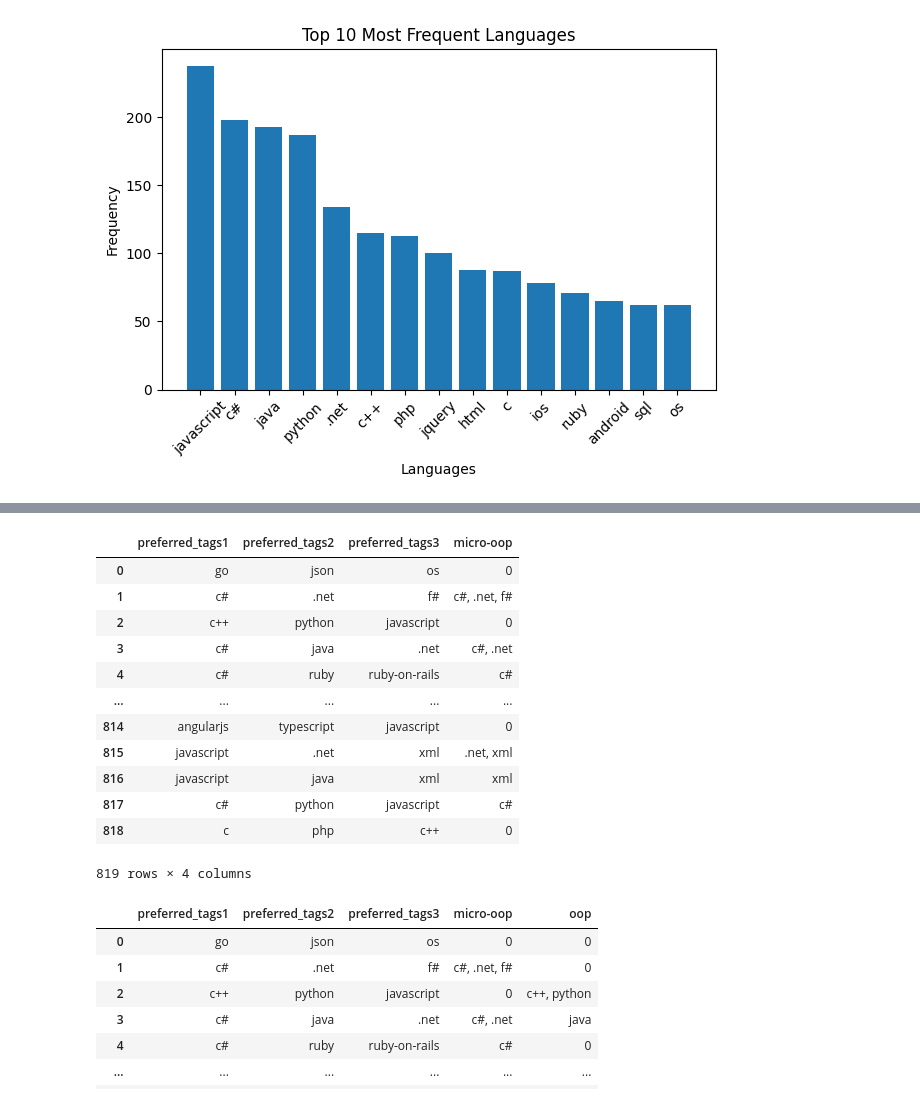
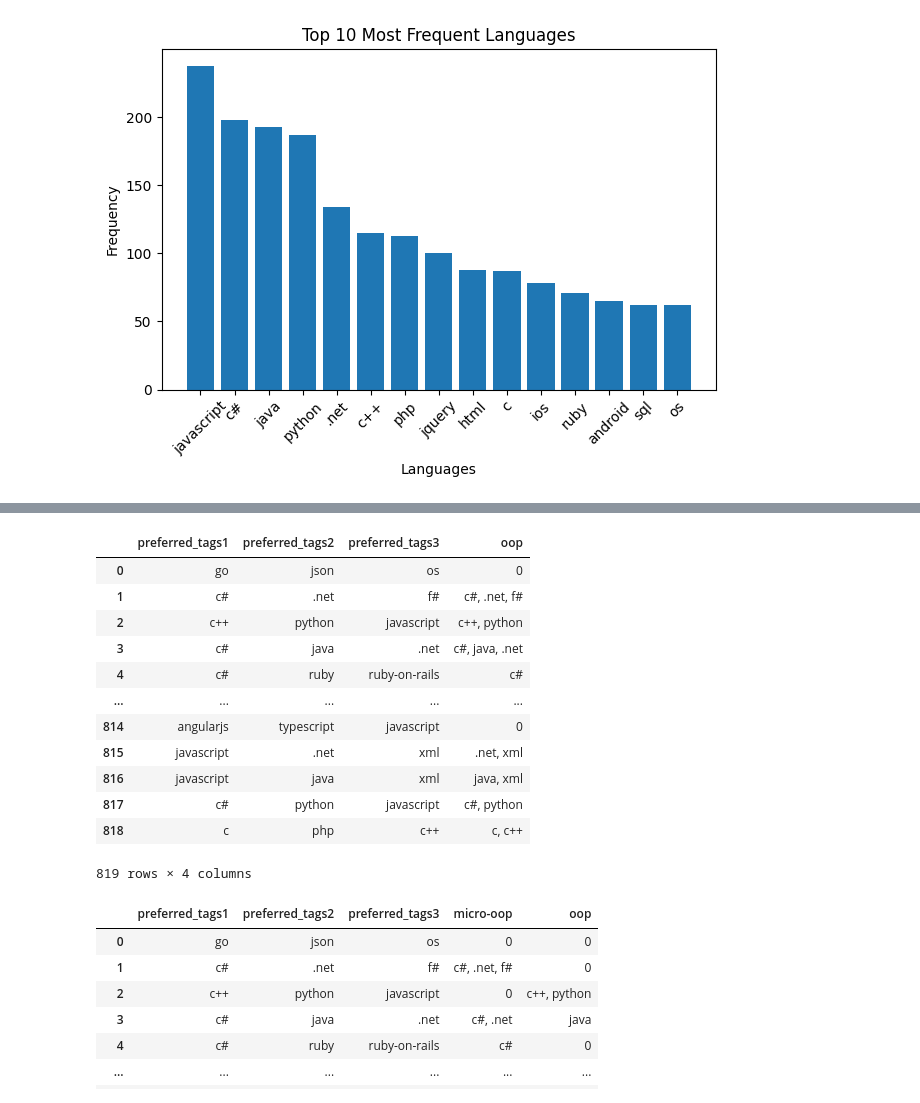
Before and after one commit to antussa2016/thesis_work, a Jupyter notebook: data_analysis/analysing_data.ipynb, the cells around one changed output, grey strips where cells are left out. Saved outputs shown, nothing was run; the diff lists cells and outputs as text; code cells hidden in the pictures.

```diff
--- a/data_analysis/analysing_data.ipynb
+++ b/data_analysis/analysing_data.ipynb
@@ -1196,36 +1245,36 @@ df4["preferred_tags2"] = df1["p2"]
 df4["preferred_tags3"] = df1["p3"]
 # %%
 # List of tags to match against
-tag_list = ['.net', 'c#', 'f#','asp.net','vb.net','xml']
+tag_list = ['.net', 'c#', 'f#','asp.net','vb.net','xml','java', 'python', 'swing','c++','c']
 
 # Function to find matched tags
 def find_matched_tags(row):
     matched_tags = []
     for col in df4.columns:
         tags = row[col].split(', ')
         matched_tags.extend([tag for tag in tags if tag in tag_list])
     if matched_tags:
         return ', '.join(matched_tags)
     else:
         return '0'
 
 # Apply the function to create the 'target_column'
-df4['micro-oop'] = df4.apply(find_matched_tags, axis=1)
+df4['oop'] = df4.apply(find_matched_tags, axis=1)
 
 # Display the updated DataFrame
 df4
 # %% [output]
-|  | preferred_tags1 | preferred_tags2 | preferred_tags3 | micro-oop |
+|  | preferred_tags1 | preferred_tags2 | preferred_tags3 | oop |
 | 0 | go | json | os | 0 |
 | 1 | c# | .net | f# | c#, .net, f# |
-| 2 | c++ | python | javascript | 0 |
-| 3 | c# | java | .net | c#, .net |
+| 2 | c++ | python | javascript | c++, python |
+| 3 | c# | java | .net | c#, java, .net |
 | 4 | c# | ruby | ruby-on-rails | c# |
 | ... | ... | ... | ... | ... |
 | 814 | angularjs | typescript | javascript | 0 |
 | 815 | javascript | .net | xml | .net, xml |
-| 816 | javascript | java | xml | xml |
-| 817 | c# | python | javascript | c# |
-| 818 | c | php | c++ | 0 |
+| 816 | javascript | java | xml | java, xml |
+| 817 | c# | python | javascript | c#, python |
+| 818 | c | php | c++ | c, c++ |
 819 rows × 4 columns
 # %%
```
Also changed, not shown: parts of 25 cells of this notebook.
